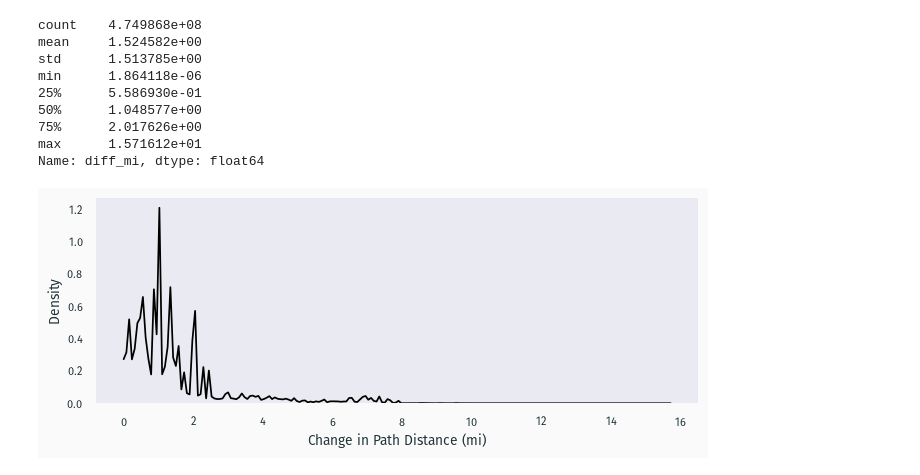
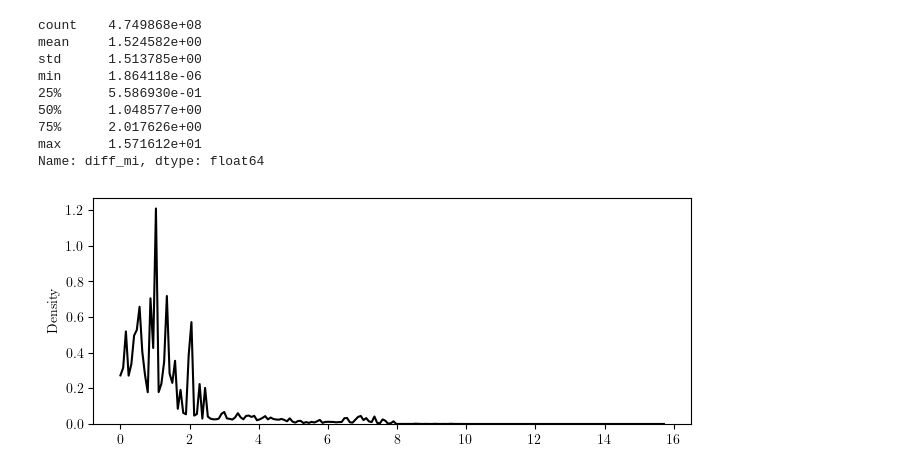
Before and after one commit to GavinEngelstad/NetSciBaltimoreBridge, a Jupyter notebook: code/figures/network_results/spaths.ipynb, the cells around one changed output. Cells and saved outputs as stored; diff of their text form; code cells hidden in the pictures.

```diff
--- a/code/figures/network_results/spaths.ipynb
+++ b/code/figures/network_results/spaths.ipynb
@@ -15,6 +15,6 @@ MAP_WIDTH = 3
 # %%
 save = True # save figures
-present = True # format figures for a presentation and save in the presetnation folder
+present = False # format figures for a presentation and save in the presetnation folder
 
 if present:
     plt.style.use('metropolis')
@@ -185,19 +185,19 @@ Name: diff_mi, dtype: float64
 # %%
 ## Viz spath changes
 fig, ax = plt.subplots()
 fig.set_figwidth(6.5) # page width
 fig.set_figheight(2.5)
-ax.set_xlabel('Change in Path Distance (mi)')
 
 sns.kdeplot(
     spaths['diff_mi'],
     color='black',
     cut=0,
     ax=ax
 )
 
+ax.set_xlabel('')
 fig.tight_layout(pad=0)
 folder = 'presentation' if present else 'paper'
 if save: fig.savefig(f'{folder}/graphs/path_dists.pdf', bbox_inches='tight')
 # %% [output]
-[figure, old version]
+[figure, new version]
```
Also changed, not shown: parts of 3 cells of this notebook, 13 other files.
